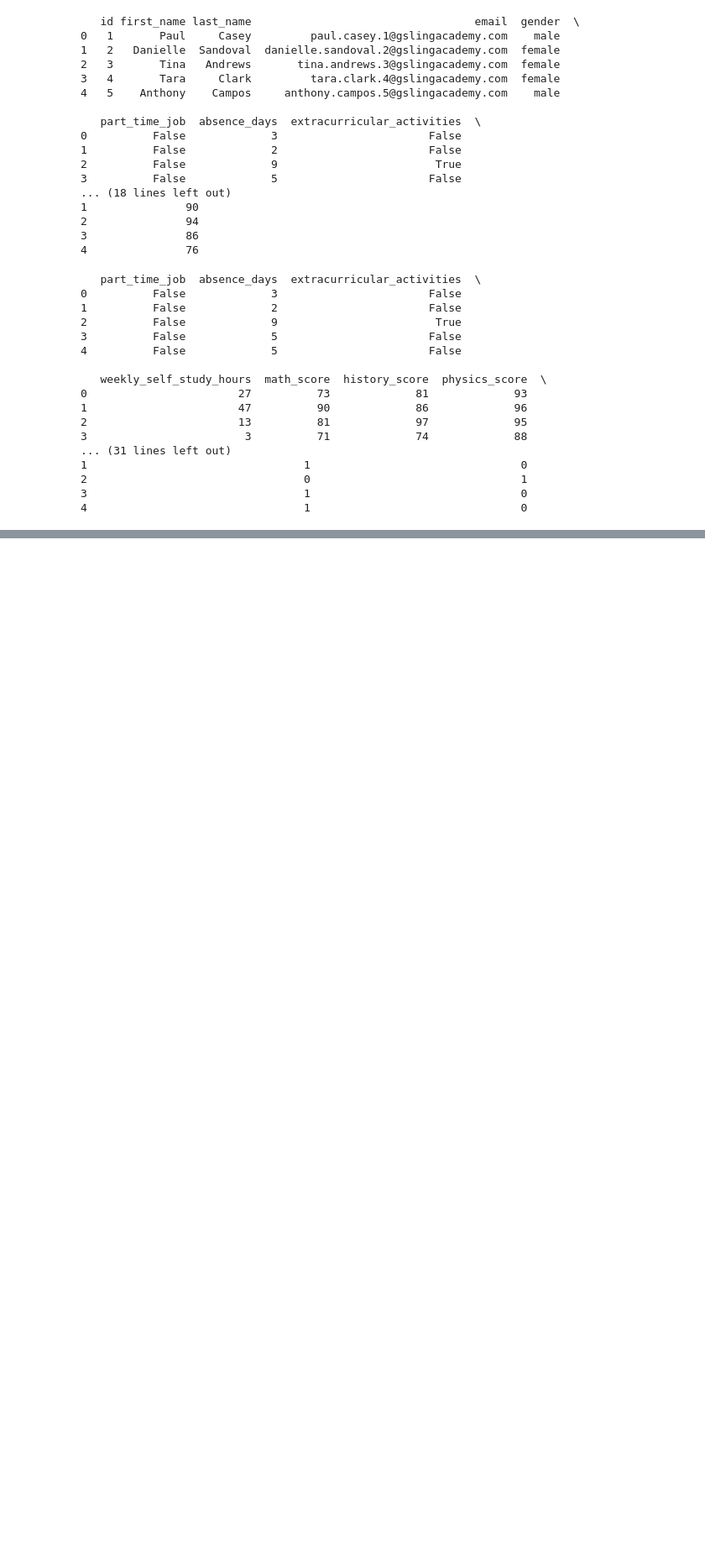
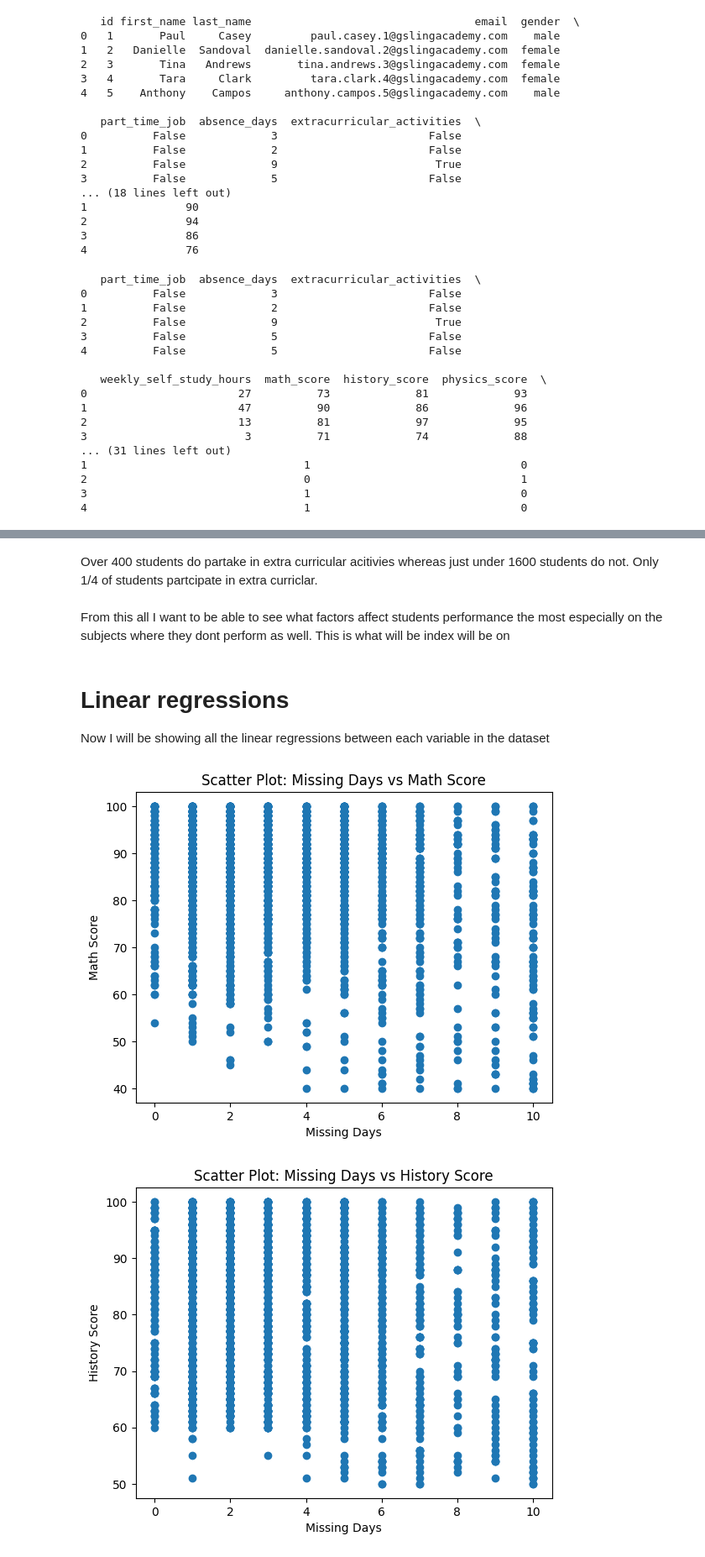
Before and after one commit to shakiralynch1/DVA_CA1, a Jupyter notebook: DVA_CA1.ipynb, the cells around one changed output, grey strips where cells are left out. Shown at 84% size. Saved outputs shown, nothing was run; the diff lists cells and outputs as text; code cells hidden in the pictures; blank space fills up the shorter version.

```diff
--- a/DVA_CA1.ipynb
+++ b/DVA_CA1.ipynb
@@ -131,0 +227,61 @@ plt.show()
+# %% [markdown]
+Over 400 students do partake in extra curricular acitivies whereas just under 1600 students do not. Only 1/4 of students partcipate in extra curriclar.
+# %% [markdown]
+From this all I want to be able to see what factors affect students performance the most especially on the subjects where they dont perform as well. This is what will be index will be on
+# %% [markdown]
+<h1> Linear regressions </h1>
+
+Now I will be showing all the linear regressions between each variable in the dataset
+# %%
+
+# Scatter plot between missing_days and math_score
+plt.scatter(missing_days, math_score)
+plt.xlabel('Missing Days')
+plt.ylabel('Math Score')
+plt.title('Scatter Plot: Missing Days vs Math Score')
+plt.show()
+
+# Scatter plot between missing_days and history_score
+plt.scatter(missing_days, history_score)
+plt.xlabel('Missing Days')
+plt.ylabel('History Score')
+plt.title('Scatter Plot: Missing Days vs History Score')
+plt.show()
+
+# Scatter plot between missing_days and physics_score
+plt.scatter(missing_days, physics_score)
+plt.xlabel('Missing Days')
+plt.ylabel('Physics Score')
+plt.title('Scatter Plot: Missing Days vs Physics Score')
+plt.show()
+
+# Scatter plot between missing_days and chemistry_score
+plt.scatter(missing_days, chemistry_score)
+plt.xlabel('Missing Days')
+plt.ylabel('Chemistry Score')
+plt.title('Scatter Plot: Missing Days vs Chemistry Score')
+plt.show()
+
+# Scatter plot between missing_days and biology_score
+plt.scatter(missing_days, biology_score)
+plt.xlabel('Missing Days')
+plt.ylabel('Biology Score')
+plt.title('Scatter Plot: Missing Days vs Biology Score')
+plt.show()
+
+# Scatter plot between missing_days and english_score
+plt.scatter(missing_days, english_score)
+plt.xlabel('Missing Days')
+plt.ylabel('English Score')
+plt.title('Scatter Plot: Missing Days vs English Score')
+plt.show()
+
+# Scatter plot between missing_days and geography_score
+plt.scatter(missing_days, geography_score)
+plt.xlabel('Missing Days')
+plt.ylabel('Geography Score')
+plt.title('Scatter Plot: Missing Days vs Geography Score')
+plt.show()
+# %% [output]
+[figure, added]
+[figure, added]
```
Also changed, not shown: parts of 21 cells of this notebook.
